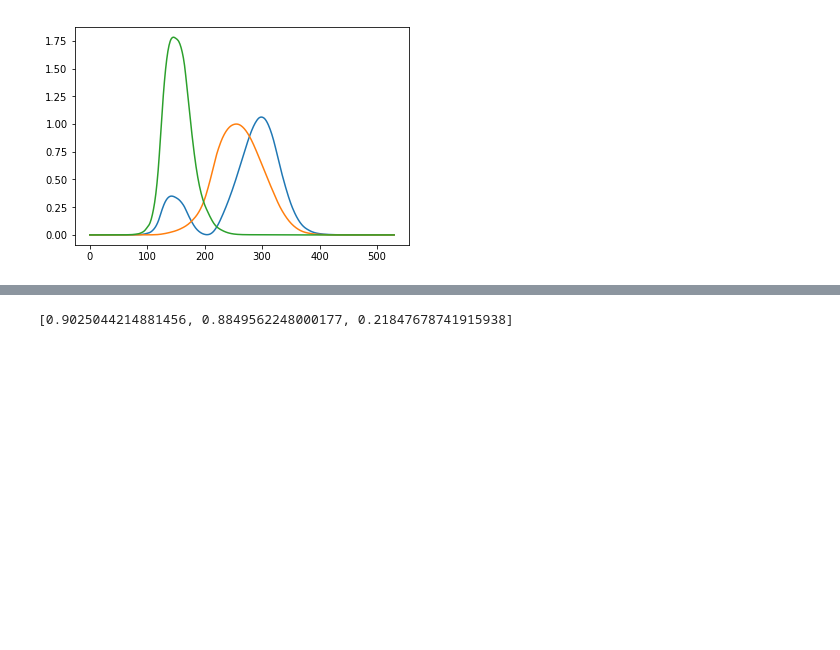
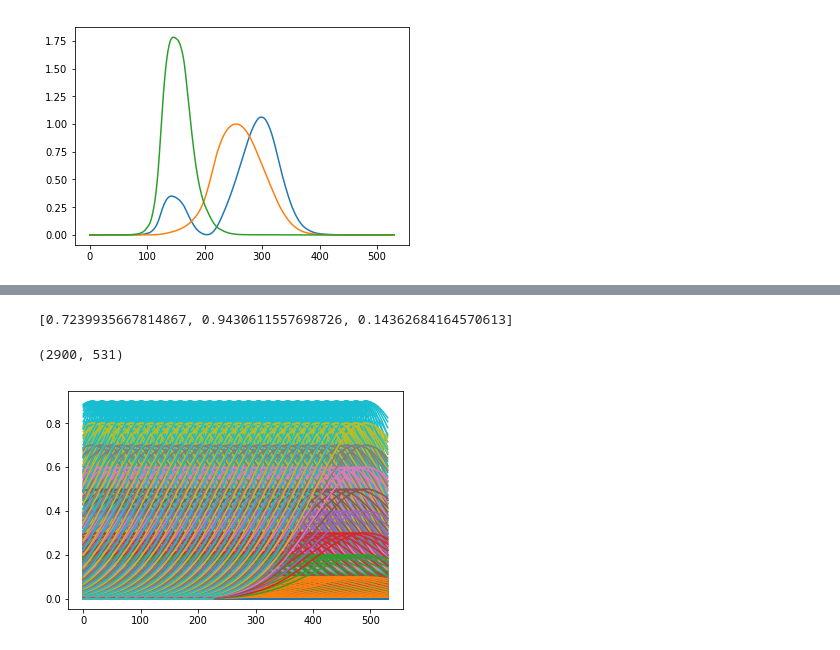
Before and after one commit to leokaplan/inf2608, a Jupyter notebook: T1 2608.ipynb, the cells around one changed output, grey strips where cells are left out. Cells and saved outputs as stored; diff of their text form; code cells hidden in the pictures; blank space fills up the shorter version.

```diff
--- a/T1 2608.ipynb
+++ b/T1 2608.ipynb
@@ -136,6 +129,7 @@ sRGBref = [[ 3.2404542, -1.5371385, -0.4985314],
            [ 0.0556434, -0.2040259,  1.0572252]]
 # %%
 def compand(v):
+    v = abs(v)
     if v <= 0.0031308 :
         return v * 12.92
     else:
@@ -145,9 +139,14 @@ def sRGB(xyz):
     rgb = numpy.dot(sRGBref,xyz)
     rgb = [ compand(i) for i in rgb]
     return rgb
+
+def sRGBclip(xyz):
+    rgb = sRGB(xyz)
+    return [max(min(x, 1), 0) for x in rgb]
+
 sRGB(xyz)
 # %% [output]
-[0.9025044214881456, 0.8849562248000177, 0.21847678741915938]
+[0.7239935667814867, 0.9430611557698726, 0.14362684164570613]
 # %%
 
 def Plot(beta,light,ref):
@@ -193,3 +203,25 @@ betas = genbetas(n[0])
+# %%
+from scipy import signal
+import math
+def genbetas(N,num,dim,deviation):
+    betas = []
+    for dev in deviation:
+        gauss = signal.gaussian(N, std=dev)
+        for n in range(1,num):
+            for d in numpy.arange(0,1,1./dim):
+                impulse = signal.unit_impulse(N,n*math.floor(N/num)-1)*d
+                betas += [ signal.convolve(gauss,impulse,mode='same') ]
+    return betas
+
+n = numpy.shape(mat)
+betas = genbetas(n[0],30,10,numpy.arange(1,100,10))
+print(numpy.shape(betas))
+for b in betas:
+    plt.plot(b)
+plt.show()
+# %% [output]
+(2900, 531)
+[figure, added]
 # %%
 Plotmult(betas,light,ref)
 # %% [output]
```
Also changed, not shown: parts of 20 cells of this notebook, 23 other files.
